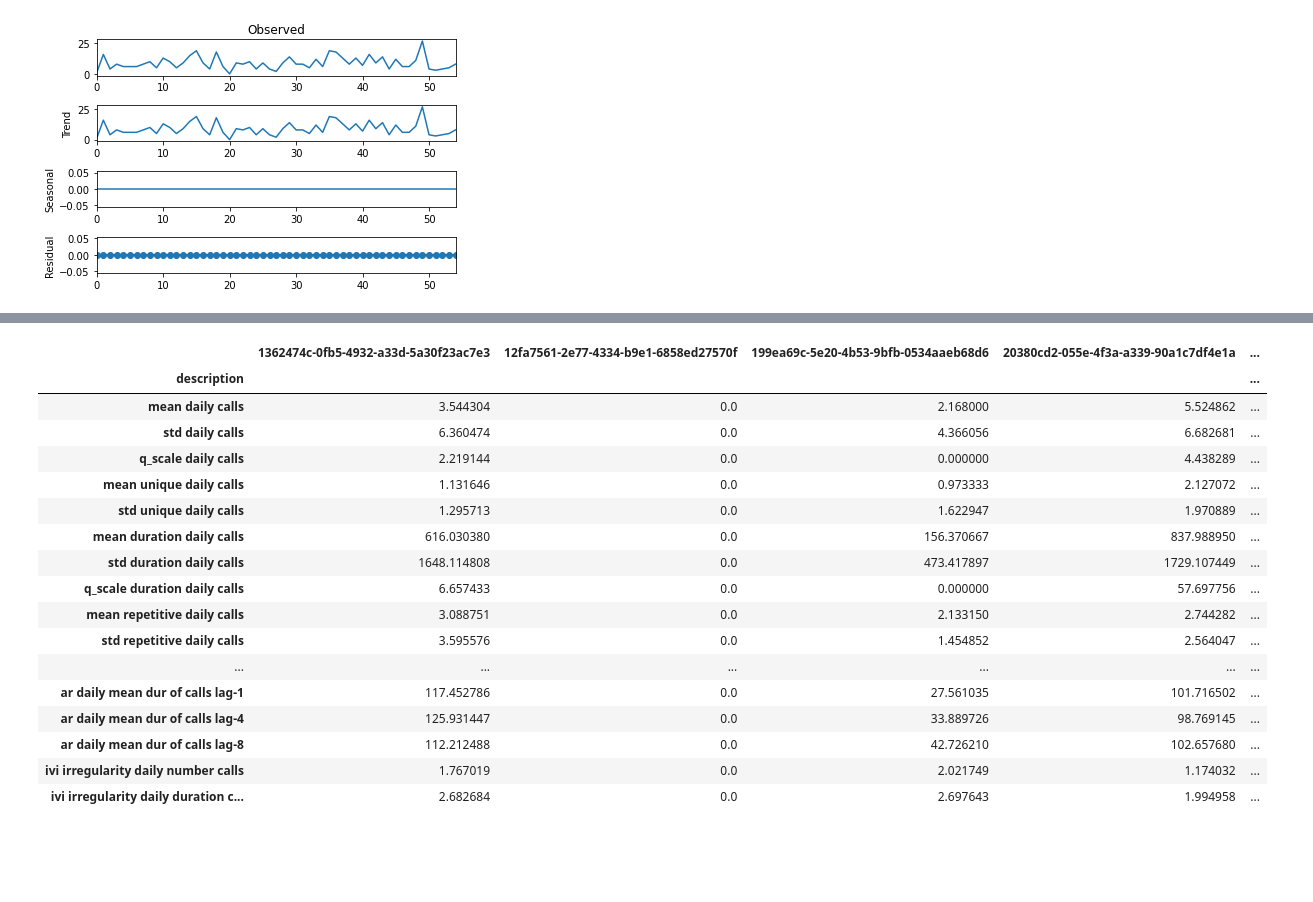
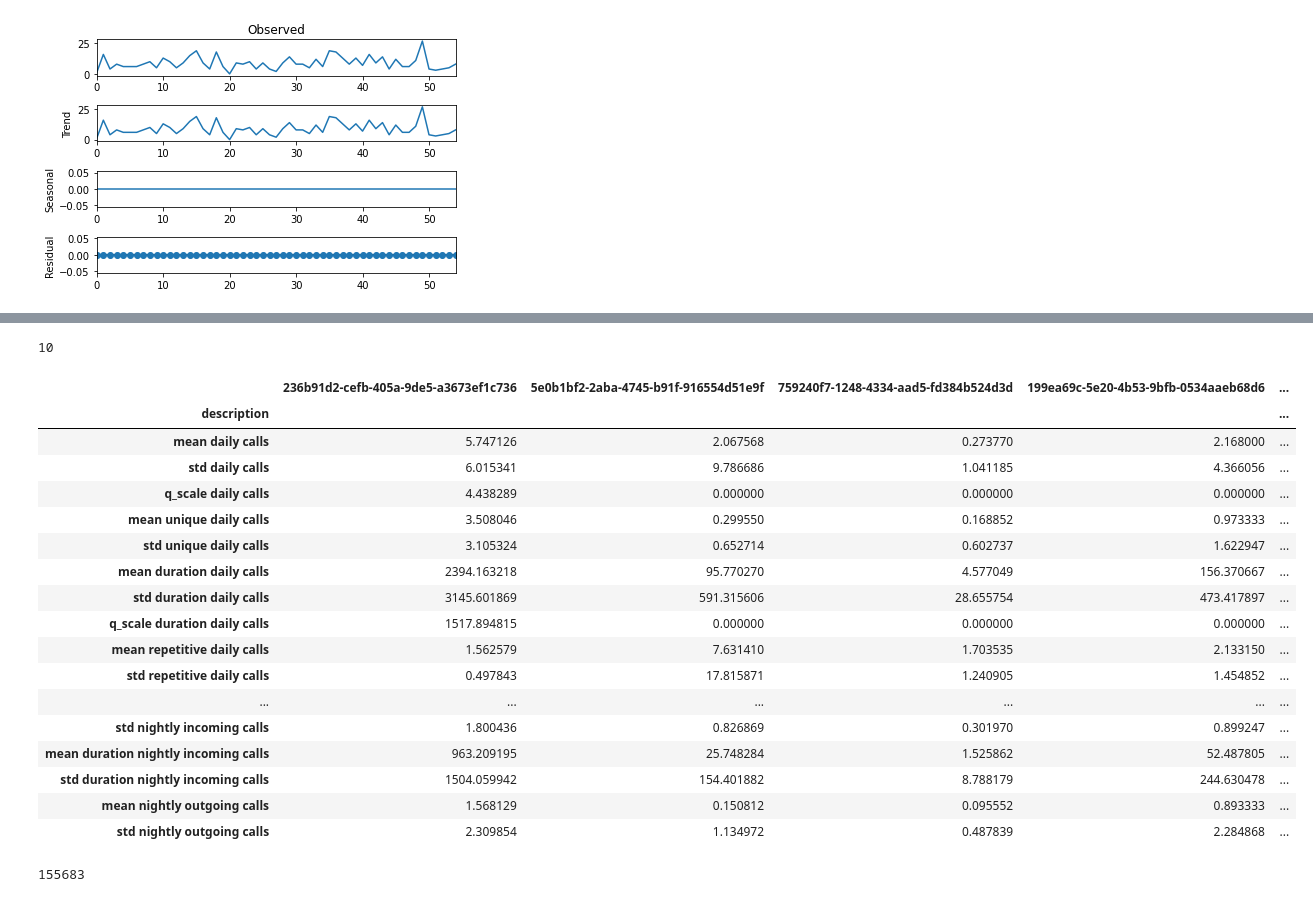
Before and after one commit to oavioz/Louie7Predictors, a Jupyter notebook: metadata_to_vec.ipynb, the cells around one changed output, grey strips where cells are left out. Saved outputs shown, nothing was run; the diff lists cells and outputs as text; code cells hidden in the pictures; blank space fills up the shorter version.

```diff
--- a/metadata_to_vec.ipynb
+++ b/metadata_to_vec.ipynb
@@ -335,23 +335,27 @@ len(res)
+# %%
+len(res.columns)
+# %% [output]
+10
 # %%
-res.head(60)
+res.head(30)
 # %% [output]
-|  | 1362474c-0fb5-4932-a33d-5a30f23ac7e3 | 12fa7561-2e77-4334-b9e1-6858ed27570f | 199ea69c-5e20-4b53-9bfb-0534aaeb68d6 | 20380cd2-055e-4f3a-a339-90a1c7df4e1a | ... |
+|  | 236b91d2-cefb-405a-9de5-a3673ef1c736 | 5e0b1bf2-2aba-4745-b91f-916554d51e9f | 759240f7-1248-4334-aad5-fd384b524d3d | 199ea69c-5e20-4b53-9bfb-0534aaeb68d6 | ... |
 | description |  |  |  |  | ... |
-| mean daily calls | 3.544304 | 0.0 | 2.168000 | 5.524862 | ... |
-| std daily calls | 6.360474 | 0.0 | 4.366056 | 6.682681 | ... |
-| q_scale daily calls | 2.219144 | 0.0 | 0.000000 | 4.438289 | ... |
-| mean unique daily calls | 1.131646 | 0.0 | 0.973333 | 2.127072 | ... |
-| std unique daily calls | 1.295713 | 0.0 | 1.622947 | 1.970889 | ... |
-| mean duration daily calls | 616.030380 | 0.0 | 156.370667 | 837.988950 | ... |
-| std duration daily calls | 1648.114808 | 0.0 | 473.417897 | 1729.107449 | ... |
-| q_scale duration daily calls | 6.657433 | 0.0 | 0.000000 | 57.697756 | ... |
-| mean repetitive daily calls | 3.088751 | 0.0 | 2.133150 | 2.744282 | ... |
-| std repetitive daily calls | 3.595576 | 0.0 | 1.454852 | 2.564047 | ... |
+| mean daily calls | 5.747126 | 2.067568 | 0.273770 | 2.168000 | ... |
+| std daily calls | 6.015341 | 9.786686 | 1.041185 | 4.366056 | ... |
+| q_scale daily calls | 4.438289 | 0.000000 | 0.000000 | 0.000000 | ... |
+| mean unique daily calls | 3.508046 | 0.299550 | 0.168852 | 0.973333 | ... |
+| std unique daily calls | 3.105324 | 0.652714 | 0.602737 | 1.622947 | ... |
+| mean duration daily calls | 2394.163218 | 95.770270 | 4.577049 | 156.370667 | ... |
+| std duration daily calls | 3145.601869 | 591.315606 | 28.655754 | 473.417897 | ... |
+| q_scale duration daily calls | 1517.894815 | 0.000000 | 0.000000 | 0.000000 | ... |
+| mean repetitive daily calls | 1.562579 | 7.631410 | 1.703535 | 2.133150 | ... |
+| std repetitive daily calls | 0.497843 | 17.815871 | 1.240905 | 1.454852 | ... |
 | ... | ... | ... | ... | ... | ... |
-| ar daily mean dur of calls lag-1 | 117.452786 | 0.0 | 27.561035 | 101.716502 | ... |
-| ar daily mean dur of calls lag-4 | 125.931447 | 0.0 | 33.889726 | 98.769145 | ... |
-| ar daily mean dur of calls lag-8 | 112.212488 | 0.0 | 42.726210 | 102.657680 | ... |
-| ivi irregularity daily number calls | 1.767019 | 0.0 | 2.021749 | 1.174032 | ... |
-| ivi irregularity daily duration c... | 2.682684 | 0.0 | 2.697643 | 1.994958 | ... |
+| std nightly incoming calls | 1.800436 | 0.826869 | 0.301970 | 0.899247 | ... |
+| mean duration nightly incoming calls | 963.209195 | 25.748284 | 1.525862 | 52.487805 | ... |
+| std duration nightly incoming calls | 1504.059942 | 154.401882 | 8.788179 | 244.630478 | ... |
+| mean nightly outgoing calls | 1.568129 | 0.150812 | 0.095552 | 0.893333 | ... |
+| std nightly outgoing calls | 2.309854 | 1.134972 | 0.487839 | 2.284868 | ... |
 # %%
 res.to_csv('/Users/smuel/AndroidStudioProjects/LuckyMeIntgratedSDK/score_vec.csv')
@@ -357,0 +367,4 @@ res.to_csv('/Users/smuel/AndroidStudioProjects/LuckyMeIntgratedSDK/score_vec.csv
+# %%
+raw_data_lst[0][1]
+# %% [output]
+155683
```
Also changed, not shown: parts of 10 cells of this notebook, 4 other files.
